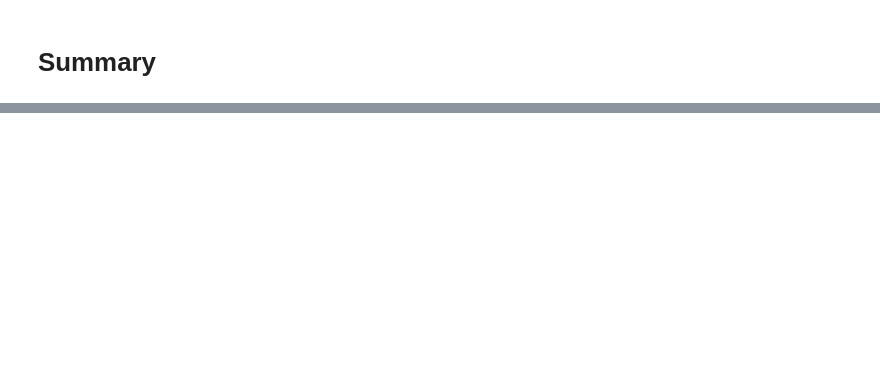
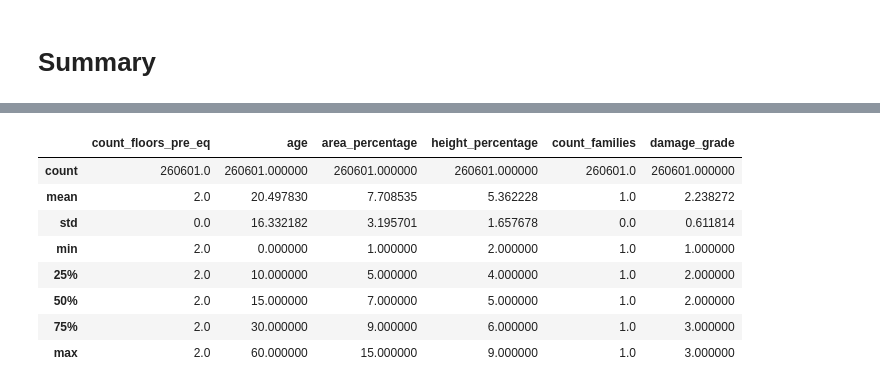
Before and after one commit to nina-prog/richters-predictor-modeling-earthquake-damage, a Jupyter notebook: notebooks/week02/week02-data-cleaning.ipynb, the cells around one changed output, grey strips where cells are left out. Cells and saved outputs as stored; diff of their text form; code cells hidden in the pictures; blank space fills up the shorter version.

Commit message:
Outsource functions and update configs

```diff
--- a/notebooks/week02/week02-data-cleaning.ipynb
+++ b/notebooks/week02/week02-data-cleaning.ipynb
@@ -208,13 +228,29 @@ Wall time: 1min 45s
 # %% [markdown]
 # Summary
-# %%
-%%time
-def clean_data(df, config):
-    # Drop unnecessary columns
-    drop_cols = config.get("data_cleaning", "NO DATA CLEANING DEFINED").get("columns_to_remove")
-    df = df.drop(drop_cols, axis=1)
-    # Format column types
-    df = format_dtypes(df)
-    # Handle outliers
-    df = handle_outliers_IQR(df)
-    return df
+# %%
+%%time
+def clean_data(df, config, ignore_cols, outlier_method):
+    """
+    Cleans the input pandas DataFrame by dropping unnecessary columns, formatting column data types, and handling outliers.
+
+    :param df: pandas DataFrame to be processed
+    :type df: pandas.DataFrame
+    :param config: configparser object containing configuration settings
+    :type config: configparser.ConfigParser
+    :param ignore_cols: list of column names to ignore when handling outliers (default: None)
+    :type ignore_cols: list or None
+    :param outlier_method: The method to handle outliers. The options are:
+        - "drop": drops the rows with outliers.
+        - "cap": replaces the outliers with the upper or lower limit.
+    :type outlier_method: str
+    :return: cleaned pandas DataFrame
+    :rtype: pandas.DataFrame
+    """
+    # Drop unnecessary columns
+    drop_cols = config.get("data_cleaning", "NO DATA CLEANING DEFINED").get("columns_to_remove")
+    df = df.drop(drop_cols, axis=1)
+    # Format column types
+    df = format_dtypes(df)
+    # Handle outliers
+    df = handle_outliers_IQR(df, ignore_cols=ignore_cols, method=outlier_method)
+    return df
@@ -221,5 +260,5 @@ def clean_data(df, config):
 # %%
 %%time
-cl_df_train = clean_data(train, config=config, ignore_cols=columns_to_ignore+binary_encoded_cols)
+cl_df_train = clean_data(train, config=config, ignore_cols=columns_to_ignore+binary_encoded_cols, outlier_method="replace")
 cl_x_train = cl_df_train.drop("damage_grade", axis=1)
 cl_y_train = cl_df_train["damage_grade"]
@@ -225,0 +281,12 @@ cl_y_train = cl_df_train["damage_grade"]
+# %%
+cl_df_train.describe()
+# %% [output]
+|  | count_floors_pre_eq | age | area_percentage | height_percentage | count_families | damage_grade |
+| count | 260601.0 | 260601.000000 | 260601.000000 | 260601.000000 | 260601.0 | 260601.000000 |
+| mean | 2.0 | 20.497830 | 7.708535 | 5.362228 | 1.0 | 2.238272 |
+| std | 0.0 | 16.332182 | 3.195701 | 1.657678 | 0.0 | 0.611814 |
+| min | 2.0 | 0.000000 | 1.000000 | 2.000000 | 1.0 | 1.000000 |
+| 25% | 2.0 | 10.000000 | 5.000000 | 4.000000 | 1.0 | 2.000000 |
+| 50% | 2.0 | 15.000000 | 7.000000 | 5.000000 | 1.0 | 2.000000 |
+| 75% | 2.0 | 30.000000 | 9.000000 | 6.000000 | 1.0 | 3.000000 |
+| max | 2.0 | 60.000000 | 15.000000 | 9.000000 | 1.0 | 3.000000 |
```
Also changed, not shown: parts of 10 cells of this notebook, 2 other files.
